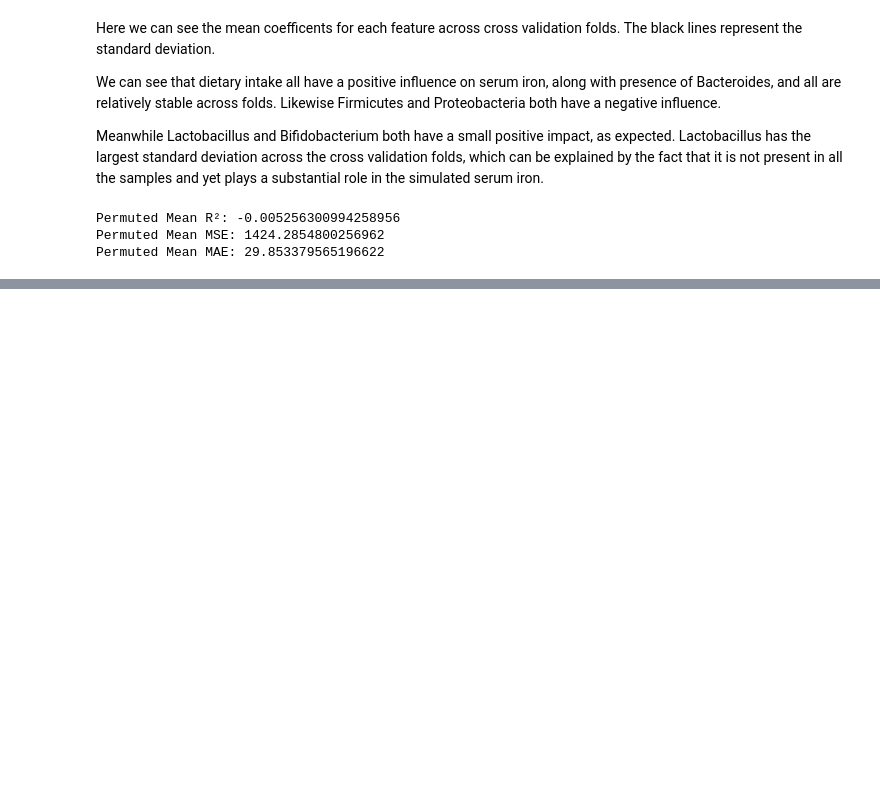
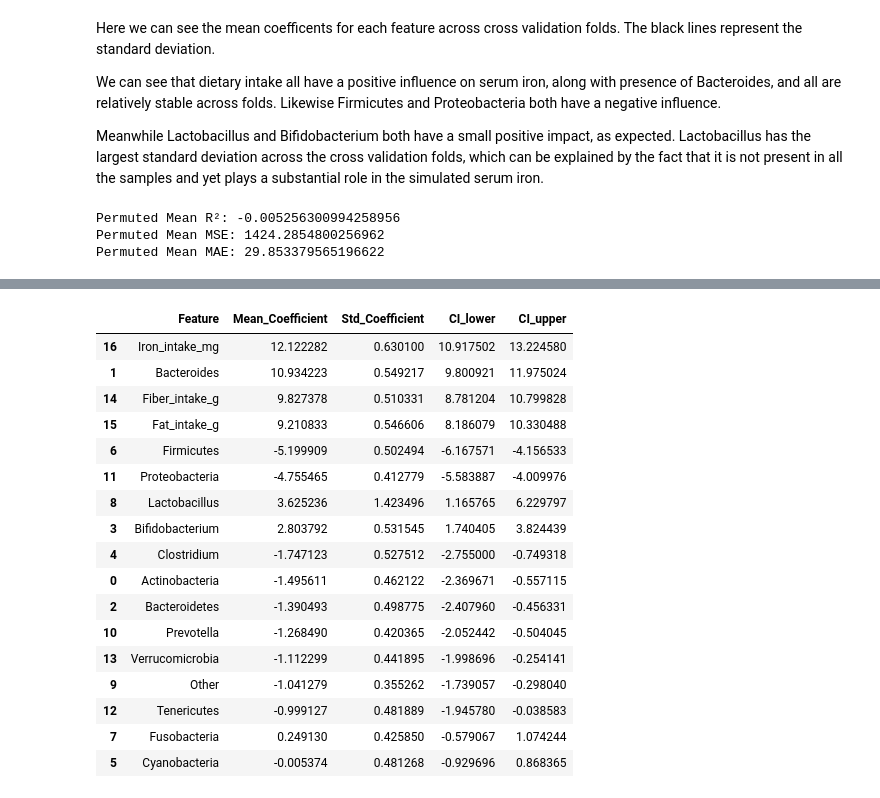
Before and after one commit to mariaponomarova/ML_project, a Jupyter notebook: bayes_ridge_regressor.ipynb, the cells around one changed output, grey strips where cells are left out. Drawn from its saved outputs; the diff is of its cells as text; code cells hidden in the pictures; blank space fills up the shorter version.

Commit message:
Add bootstrapping and confidence intervals

```diff
--- a/bayes_ridge_regressor.ipynb
+++ b/bayes_ridge_regressor.ipynb
@@ -133,0 +136,68 @@ Permuted Mean MAE: 29.853379565196622
+# %%
+import numpy as np
+from sklearn.linear_model import BayesianRidge
+from sklearn.preprocessing import StandardScaler
+from sklearn.metrics import r2_score, mean_squared_error, mean_absolute_error
+
+# Number of bootstrap samples
+B = 500
+
+r2_scores = []
+mse_scores = []
+mae_scores = []
+coef_samples = []
+
+n = len(df)
+
+model = BayesianRidge()
+
+for i in range(B):
+    # Sample indices WITH replacement
+    sample_idx = np.random.choice(n, size=n, replace=True)
+
+    X_sample = X.iloc[sample_idx]
+    y_sample = y.iloc[sample_idx]
+
+    # Scale the features
+    scaler = StandardScaler()
+    X_sample_scaled = scaler.fit_transform(X_sample)
+
+    # Fit and predict
+    model.fit(X_sample_scaled, y_sample)
+    y_pred = model.predict(X_sample_scaled)
+
+    # Store metrics
+    r2_scores.append(r2_score(y_sample, y_pred))
+    mse_scores.append(mean_squared_error(y_sample, y_pred))
+    mae_scores.append(mean_absolute_error(y_sample, y_pred))
+    coef_samples.append(model.coef_)
+
+# Compute 95% confidence intervals
+def ci(arr):
+    return np.percentile(arr, [2.5, 97.5])
+
+r2_ci = ci(r2_scores)
+mse_ci = ci(mse_scores)
+mae_ci = ci(mae_scores)
+
+print("Bootstrapped R² 95% CI:", r2_ci)
+print("Bootstrapped MSE 95% CI:", mse_ci)
+print("Bootstrapped MAE 95% CI:", mae_ci)
+
+coef_samples = np.array(coef_samples)
+
+coef_mean = coef_samples.mean(axis=0)
+coef_std = coef_samples.std(axis=0)
+coef_ci_lower = np.percentile(coef_samples, 2.5, axis=0)
+coef_ci_upper = np.percentile(coef_samples, 97.5, axis=0)
+
+coef_boot_df = pd.DataFrame({
+    "Feature": X.columns,
+    "Mean_Coefficient": coef_mean,
+    "Std_Coefficient": coef_std,
+    "CI_lower": coef_ci_lower,
+    "CI_upper": coef_ci_upper
+}).sort_values(by="Mean_Coefficient", key=abs, ascending=False)
+
+coef_boot_df
+# %% [output]
@@ -133,0 +207,18 @@ Permuted Mean MAE: 29.853379565196622
+|  | Feature | Mean_Coefficient | Std_Coefficient | CI_lower | CI_upper |
+| 16 | Iron_intake_mg | 12.122282 | 0.630100 | 10.917502 | 13.224580 |
+| 1 | Bacteroides | 10.934223 | 0.549217 | 9.800921 | 11.975024 |
+| 14 | Fiber_intake_g | 9.827378 | 0.510331 | 8.781204 | 10.799828 |
+| 15 | Fat_intake_g | 9.210833 | 0.546606 | 8.186079 | 10.330488 |
+| 6 | Firmicutes | -5.199909 | 0.502494 | -6.167571 | -4.156533 |
+| 11 | Proteobacteria | -4.755465 | 0.412779 | -5.583887 | -4.009976 |
+| 8 | Lactobacillus | 3.625236 | 1.423496 | 1.165765 | 6.229797 |
+| 3 | Bifidobacterium | 2.803792 | 0.531545 | 1.740405 | 3.824439 |
+| 4 | Clostridium | -1.747123 | 0.527512 | -2.755000 | -0.749318 |
+| 0 | Actinobacteria | -1.495611 | 0.462122 | -2.369671 | -0.557115 |
+| 2 | Bacteroidetes | -1.390493 | 0.498775 | -2.407960 | -0.456331 |
+| 10 | Prevotella | -1.268490 | 0.420365 | -2.052442 | -0.504045 |
+| 13 | Verrucomicrobia | -1.112299 | 0.441895 | -1.998696 | -0.254141 |
+| 9 | Other | -1.041279 | 0.355262 | -1.739057 | -0.298040 |
+| 12 | Tenericutes | -0.999127 | 0.481889 | -1.945780 | -0.038583 |
+| 7 | Fusobacteria | 0.249130 | 0.425850 | -0.579067 | 1.074244 |
+| 5 | Cyanobacteria | -0.005374 | 0.481268 | -0.929696 | 0.868365 |
```
Also changed, not shown: parts of 3 cells of this notebook.
